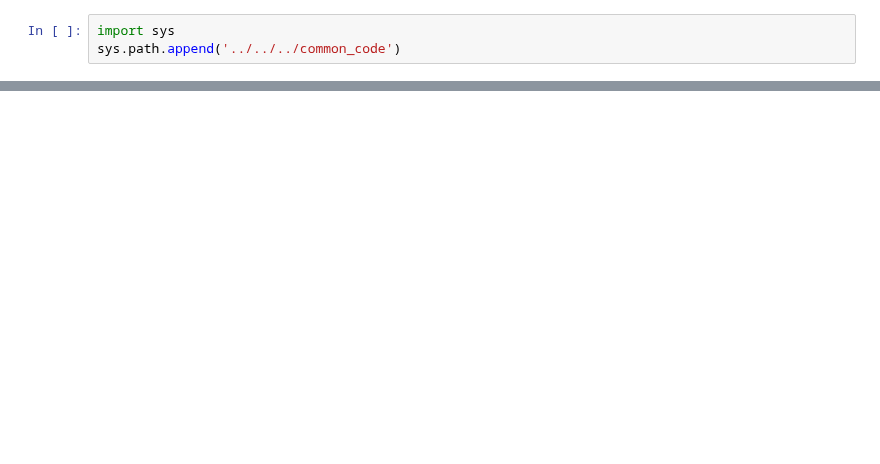
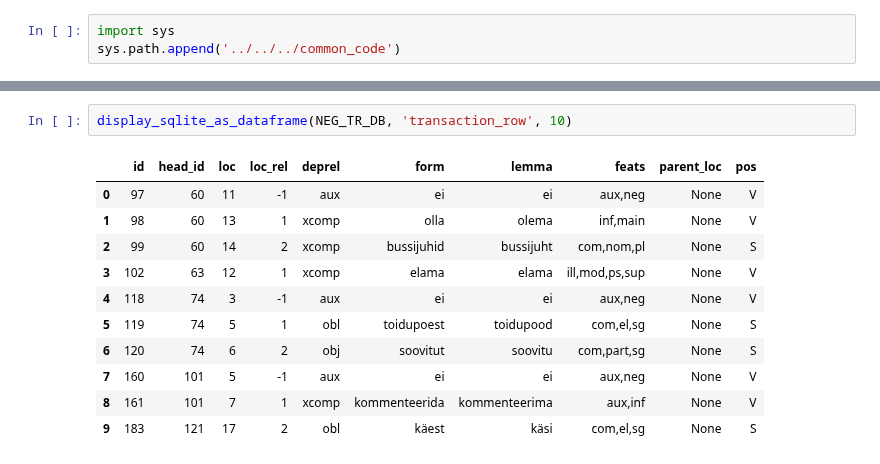
Before and after one commit to estnltk/syntax_experiments, a Jupyter notebook: workflows/002_verb_negations/003_filtering_transactions/transactions_filtering.ipynb, the cells around one changed output, grey strips where cells are left out. Cells and saved outputs as stored; diff of their text form; blank space fills up the shorter version.

```diff
--- a/workflows/002_verb_negations/003_filtering_transactions/transactions_filtering.ipynb
+++ b/workflows/002_verb_negations/003_filtering_transactions/transactions_filtering.ipynb
@@ -138,0 +242,14 @@ con.close()
+# %%
+display_sqlite_as_dataframe(NEG_TR_DB, 'transaction_row', 10)
+# %% [output]
+|  | id | head_id | loc | loc_rel | deprel | form | lemma | feats | parent_loc | pos |
+| 0 | 97 | 60 | 11 | -1 | aux | ei | ei | aux,neg | None | V |
+| 1 | 98 | 60 | 13 | 1 | xcomp | olla | olema | inf,main | None | V |
+| 2 | 99 | 60 | 14 | 2 | xcomp | bussijuhid | bussijuht | com,nom,pl | None | S |
+| 3 | 102 | 63 | 12 | 1 | xcomp | elama | elama | ill,mod,ps,sup | None | V |
+| 4 | 118 | 74 | 3 | -1 | aux | ei | ei | aux,neg | None | V |
+| 5 | 119 | 74 | 5 | 1 | obl | toidupoest | toidupood | com,el,sg | None | S |
+| 6 | 120 | 74 | 6 | 2 | obj | soovitut | soovitu | com,part,sg | None | S |
+| 7 | 160 | 101 | 5 | -1 | aux | ei | ei | aux,neg | None | V |
+| 8 | 161 | 101 | 7 | 1 | xcomp | kommenteerida | kommenteerima | aux,inf | None | V |
+| 9 | 183 | 121 | 17 | 2 | obl | käest | käsi | com,el,sg | None | S |
```
Also changed, not shown: parts of 21 cells of this notebook, 30 other files.
